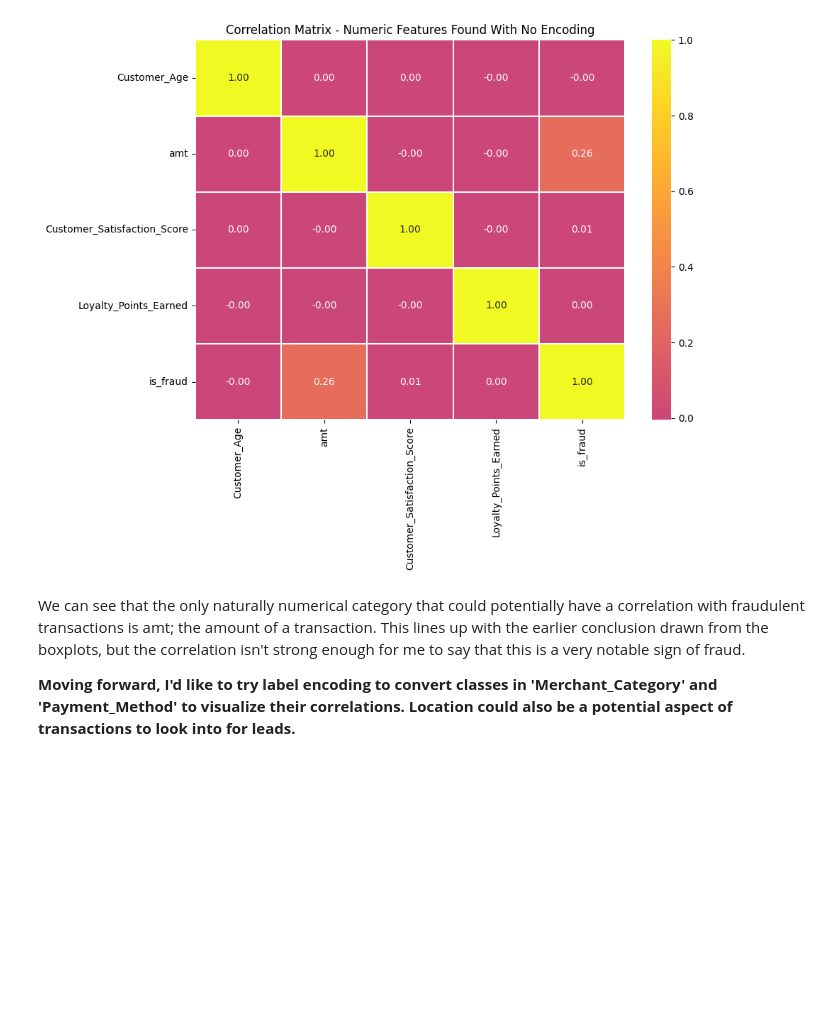
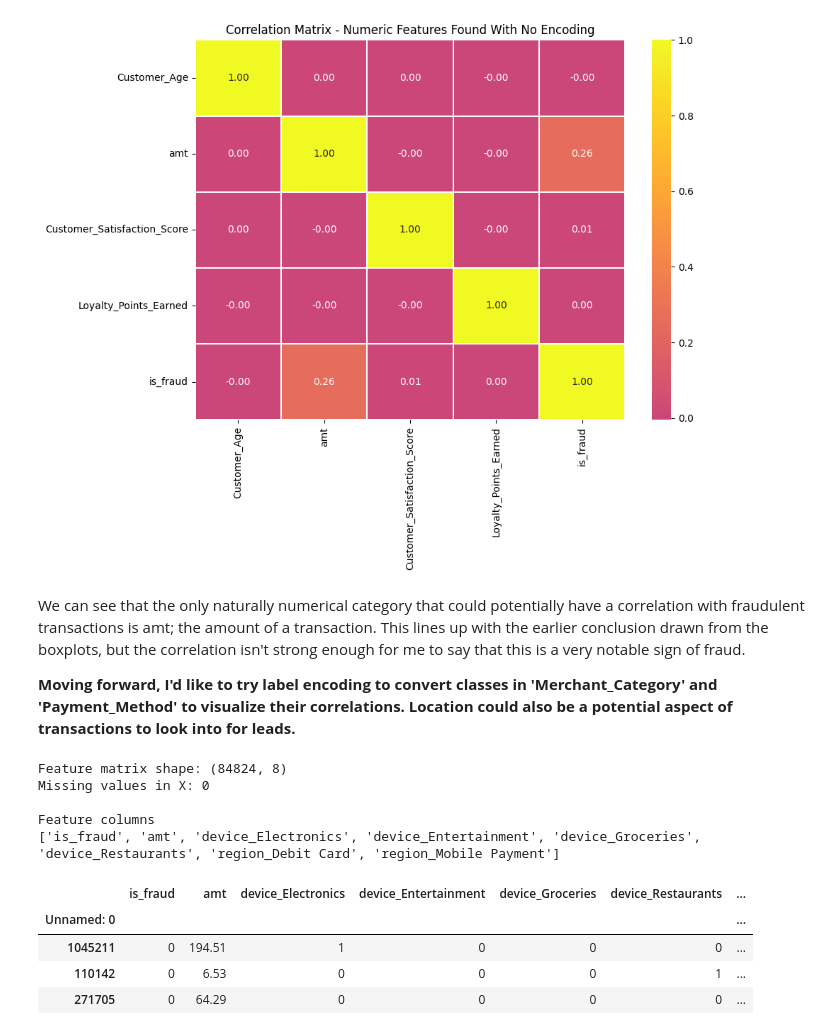
Before and after one commit to CeruleanAcorn/final_project_iat_461, a Jupyter notebook: final_project.ipynb, the cells around one changed output. Cells and saved outputs as stored; diff of their text form; code cells hidden in the pictures; blank space fills up the shorter version.

```diff
--- a/final_project.ipynb
+++ b/final_project.ipynb
@@ -324,3 +324,30 @@ plt.show()
 We can see that the only naturally numerical category that could potentially have a correlation with fraudulent transactions is amt; the amount of a transaction. This lines up with the earlier conclusion drawn from the boxplots, but the correlation isn't strong enough for me to say that this is a very notable sign of fraud.
 
 **Moving forward, I'd like to try label encoding to convert classes in 'Merchant_Category' and 'Payment_Method' to visualize their correlations. Location could also be a potential aspect of transactions to look into for leads.**
+# %%
+merchant_dummies = pd.get_dummies(df['Merchant_Category'], prefix='device', drop_first=True).astype(int)
+payment_dummies = pd.get_dummies(df['Payment_Method'], prefix='region', drop_first=True).astype(int)
+
+X = pd.concat([
+    df['is_fraud'],
+    df['amt'],
+    merchant_dummies,
+    payment_dummies
+], axis=1)
+
+assert X.isnull().sum().sum() == 0
+print(f"Feature matrix shape: {X.shape}")
+print(f"Missing values in X: {X.isnull().sum().sum()}")
+print(f"\nFeature columns \n{X.columns.tolist()}")
+X.head(3)
+# %% [output]
+Feature matrix shape: (84824, 8)
+Missing values in X: 0
+
+Feature columns
+['is_fraud', 'amt', 'device_Electronics', 'device_Entertainment', 'device_Groceries', 'device_Restaurants', 'region_Debit Card', 'region_Mobile Payment']
+|  | is_fraud | amt | device_Electronics | device_Entertainment | device_Groceries | device_Restaurants | ... |
+| Unnamed: 0 |  |  |  |  |  |  | ... |
+| 1045211 | 0 | 194.51 | 1 | 0 | 0 | 0 | ... |
+| 110142 | 0 | 6.53 | 0 | 0 | 0 | 1 | ... |
+| 271705 | 0 | 64.29 | 0 | 0 | 0 | 0 | ... |
```
Also changed, not shown: parts of 4 cells of this notebook.
